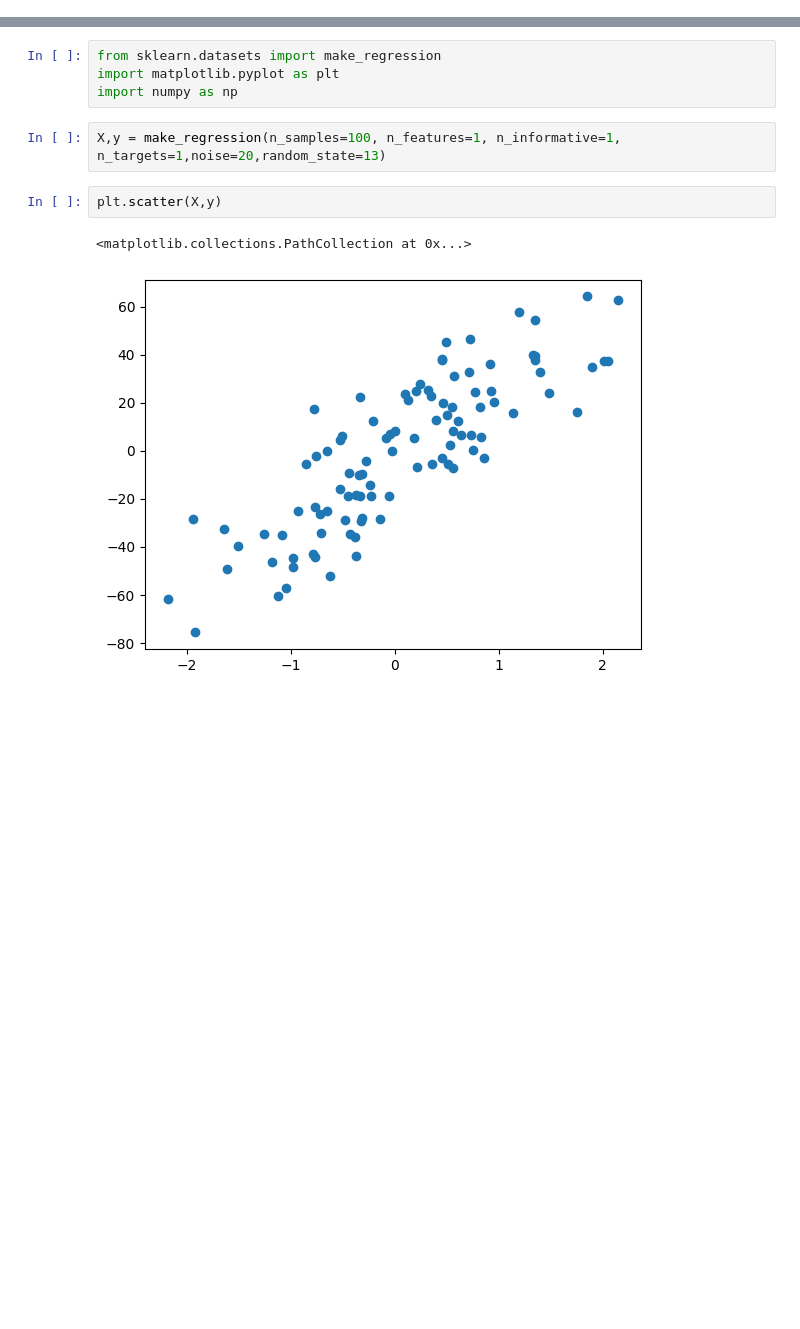
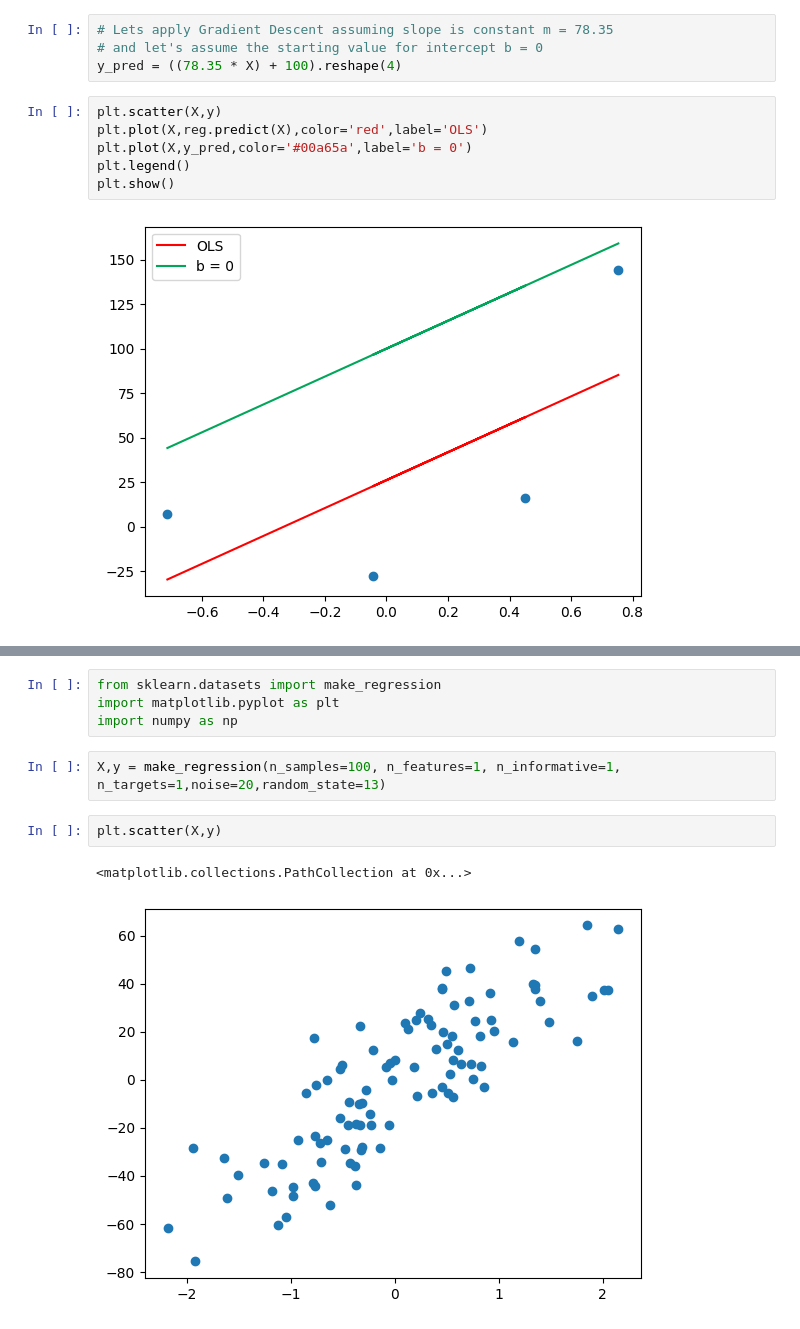
Before and after one commit to Msaleemakhtar/Deep-Learning, a Jupyter notebook: 3_Gradient_Descent.ipynb, the cells around one changed output, grey strips where cells are left out. Saved outputs shown, nothing was run; the diff lists cells and outputs as text; blank space fills up the shorter version.

```diff
--- a/3_Gradient_Descent.ipynb
+++ b/3_Gradient_Descent.ipynb
@@ -8,0 +54,12 @@ The output of Gradient Descent is the point where it converges, which ideally re
+# %%
+# Lets apply Gradient Descent assuming slope is constant m = 78.35
+# and let's assume the starting value for intercept b = 0
+y_pred = ((78.35 * X) + 100).reshape(4)
+# %%
+plt.scatter(X,y)
+plt.plot(X,reg.predict(X),color='red',label='OLS')
+plt.plot(X,y_pred,color='#00a65a',label='b = 0')
+plt.legend()
+plt.show()
+# %% [output]
+[figure, added]
```
Also changed, not shown: parts of 24 cells of this notebook.
